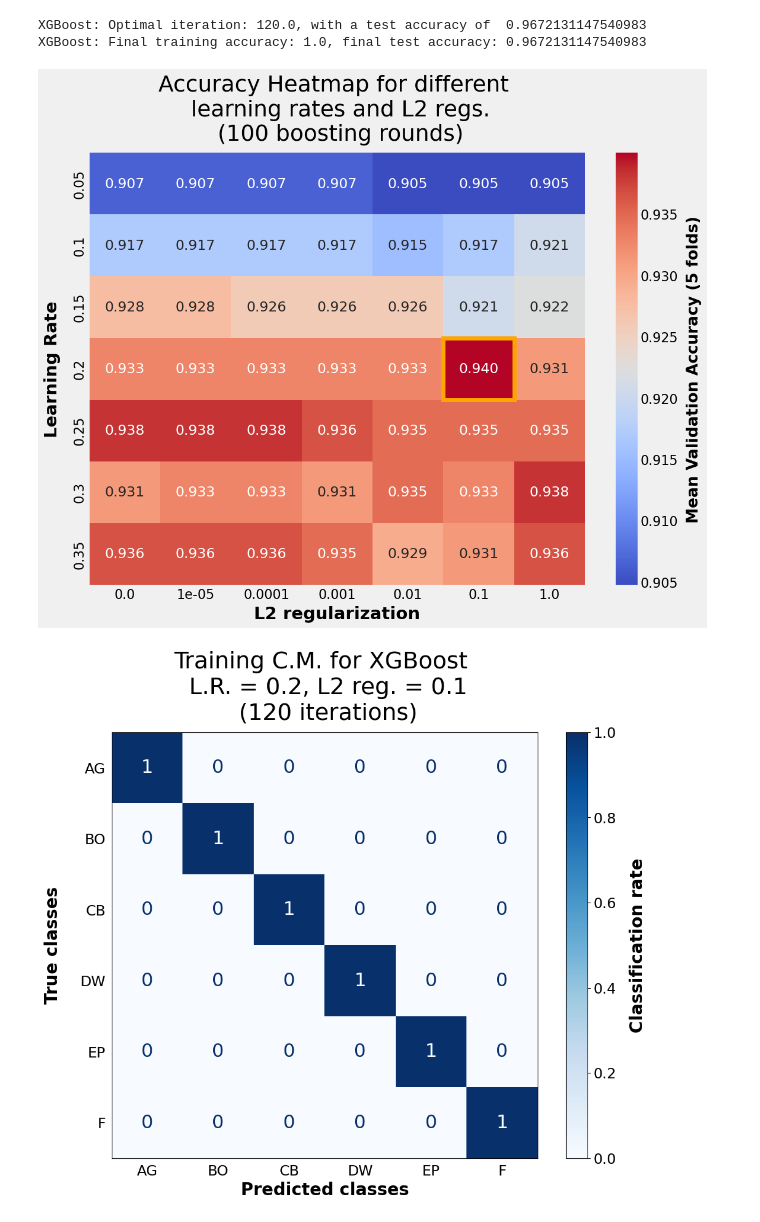
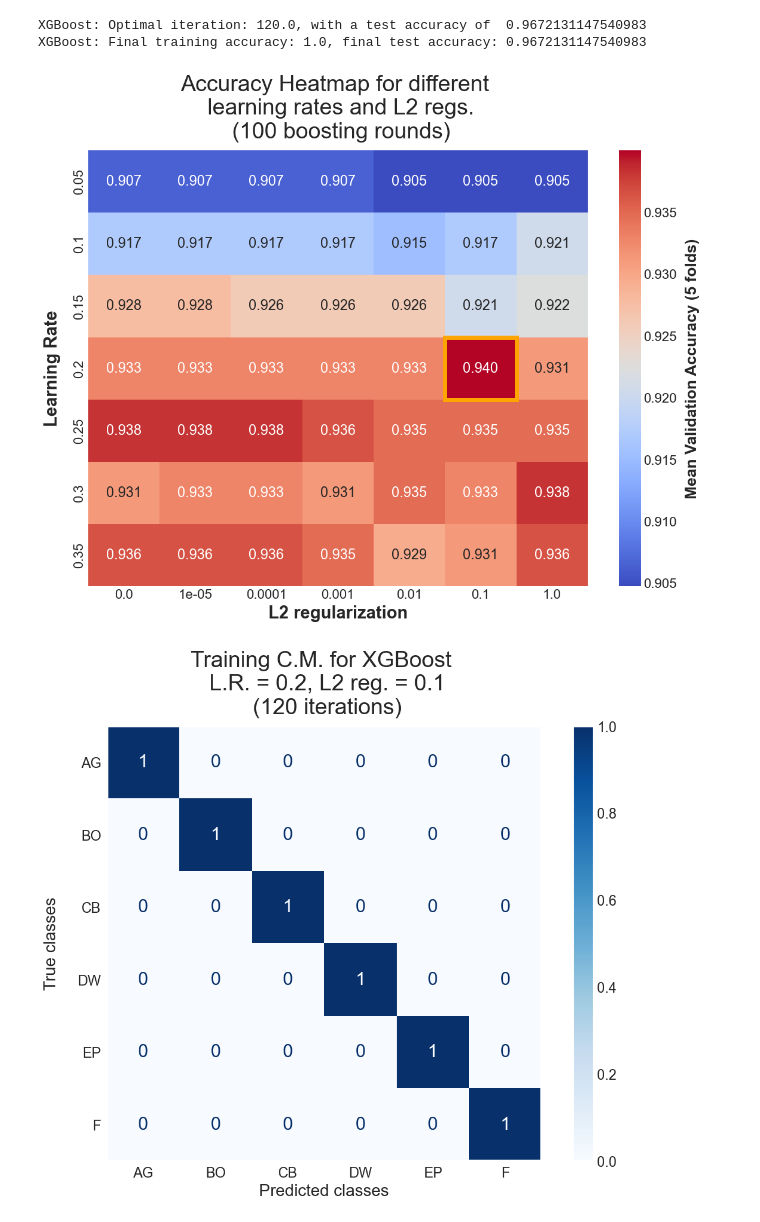
Before and after one commit to gresslos/FYS-STK_Project3, a Jupyter notebook: EnsembleMethods.ipynb, the cells around one changed output. Saved outputs shown, nothing was run; the diff lists cells and outputs as text; code cells hidden in the pictures.

```diff
--- a/EnsembleMethods.ipynb
+++ b/EnsembleMethods.ipynb
@@ -549,20 +549,20 @@ plt.show()
 # %%
 # Plot test confusion matrix
-plt.style.use('default')
+sns.set_style('darkgrid')
 fig1, ax1 = plt.subplots(figsize=(12, 9))
+plt.grid()
+disp = ConfusionMatrixDisplay.from_predictions(y_test, test_predictions_RF, ax=ax1, display_labels = classes, cmap='Blues', normalize = "true", text_kw = dict(fontsize = 22), colorbar = False)
 
-disp = ConfusionMatrixDisplay.from_predictions(y_test, test_predictions_RF, ax=ax1, display_labels = classes, cmap='Blues', normalize = "true", text_kw = dict(fontsize = 22), colorbar = False)
 
 image = disp.im_
 
 cbar = disp.ax_.figure.colorbar(image, ax=disp.ax_)
-cbar.ax.set_ylabel('Classification rate', fontsize=20, labelpad = 15, fontweight = 'bold')
 cbar.ax.tick_params(labelsize = 17)
 
 ax1.set_title(f'Test C.M. for Random Forest \n max_depth = {optimalparamsRF[0]}, n_estimators = {int(optimal_estimatorsRF)}', fontsize = 27, pad = 15)
 ax1.tick_params(axis = 'both', which = 'both', length = 0, labelsize = 17, pad = 7)
-ax1.set_xlabel('Predicted classes', fontsize = 20, fontweight = 'bold')
-ax1.set_ylabel('True classes', fontsize = 20, labelpad = 22, fontweight = 'bold')
-plt.savefig(PATH_1 + "/Test_CM_RF.png",bbox_inches='tight')
+ax1.set_xlabel('Predicted classes', fontsize = 20)
+ax1.set_ylabel('True classes', fontsize = 20, labelpad = 22)
+plt.savefig(PATH_1 + "/Test_CM_RF.png",bbox_inches='tight', facecolor = 'white')
 plt.show()
 # %% [output]
@@ -570,16 +570,17 @@ plt.show()
 # %%
 ########################### CROSS ENTROPY AND ACCURACY OVER ROUNDS #######################################
 plt.style.use('fivethirtyeight')
+sns.set_style('darkgrid')
 plt.figure(1, figsize = (12, 9))
 
 fig = plt.gcf()
 
 fig.patch.set_facecolor('white')
 
-plt.plot(range(0,1000), train_accs_RF, color = 'orange', label = 'Training accuracy', linewidth = 2)
-plt.plot(range(0,1000), test_accs_RF, color = 'blue', label = 'Test accuracy', linewidth = 2)
+plt.plot(range(0,1000), train_accs_RF, color = 'purple', label = 'Training accuracy', linewidth = 3)
+plt.plot(range(0,1000), test_accs_RF, color = 'gold', label = 'Test accuracy', linewidth = 3)
 plt.legend(fontsize = 20)
-plt.text(200, 0.8, f'max_depth ={optimalparamsRF[0]}', fontsize = 20, bbox = dict(facecolor = "white", edgecolor = "black", linewidth = 2))
+plt.text(200, 0.8, f'max_depth ={optimalparamsRF[0]}', fontsize = 23, bbox = dict(facecolor = "white", edgecolor = "black", linewidth = 2))
 plt.title(f'Accuracy over number of trees \n in RandomForestClassifier', fontsize = 27)
 plt.tick_params(axis = 'both', labelsize = 17)
 plt.xlabel('Number of trees', fontsize = 23)
@@ -591,16 +592,17 @@ plt.show()
 # %%
 plt.style.use('fivethirtyeight')
+sns.set_style('darkgrid')
 plt.figure(1, figsize = (12, 9))
 
 fig = plt.gcf()
 
 fig.patch.set_facecolor('white')
 
-plt.plot(range(0,1000), train_errors_RF, color = 'orange', label = 'Training entropy', linewidth = 2)
-plt.plot(range(0,1000), test_errors_RF, color = 'blue', label = 'Test entropy', linewidth = 2)
+plt.plot(range(0,1000), train_errors_RF, label = 'Training entropy', color='purple', linewidth = 3)
+plt.plot(range(0,1000), test_errors_RF, label = 'Test entropy', color='gold', linewidth = 3)
 plt.legend(fontsize = 20)
 plt.title(f'Cross-entropy over number of trees\n in RandomForestClassifier', fontsize = 27)
-plt.text(200, 8, f'max_depth ={optimalparamsRF[0]}', fontsize = 20, bbox = dict(facecolor = "white", edgecolor = "black", linewidth = 2))
+plt.text(200, 8, f'max_depth ={optimalparamsRF[0]}', fontsize = 23, bbox = dict(facecolor = "white", edgecolor = "black", linewidth = 2))
 plt.tick_params(axis = 'both', labelsize = 17)
 plt.xlabel('Number of trees', fontsize = 23)
 plt.ylabel('Cross entropy', fontsize = 23, labelpad = 10)
@@ -663,7 +665,7 @@ XGBoost: Final training accuracy: 1.0, final test accuracy: 0.9672131147540983
 
 heatmap_data = CVdataframe_XGB.pivot(index = 'param_learning_rate', columns = 'param_reg_lambda', values = 'mean_test_score')
 
-plt.style.use('fivethirtyeight')
+sns.set_style('darkgrid')
 fig, ax = plt.subplots(figsize=(12, 9))
 sns.heatmap(heatmap_data, ax = ax, annot=True, fmt=".3f", cmap="coolwarm", annot_kws={"size": 17})
 
@@ -679,28 +681,28 @@ ax.add_patch(plt.Rectangle((optimalindexXGB[1], optimalindexXGB[0]), 1, 1, fill=
 plt.savefig(PATH_3 + "/Accuracy_heatmap_XGB.png", bbox_inches='tight')
 plt.show()
 # %% [output]
-[figure, old version]
+[figure, new version]
 # %%
 ################## CONFUSION MATRICES ##################################################
-plt.style.use('default')
+sns.set_style('darkgrid')
 fig0, ax0 = plt.subplots(figsize=(12, 9))
+plt.grid()
 
 classes = ['AG', 'BO', 'CB','DW','EP','F']
 # Plot training confusion matrix
 disp = ConfusionMatrixDisplay.from_predictions(y_train, train_predictions_XGB, ax=ax0, display_labels = classes, cmap='Blues', normalize = "true", text_kw = dict(fontsize = 22), colorbar = False)
 
 image = disp.im_
 
 cbar = disp.ax_.figure.colorbar(image, ax=disp.ax_)
-cbar.ax.set_ylabel('Classification rate', fontsize=20, labelpad = 15, fontweight = 'bold')
 cbar.ax.tick_params(labelsize = 17)
 
 ax0.set_title(f'Training C.M. for XGBoost \n L.R. = {optimalparamsXGB[0]}, L2 reg. = {optimalparamsXGB[1]}\n ({int(optimal_iterationXGB)} iterations)', fontsize = 27, pad = 15)
 ax0.tick_params(axis='both', which='both', length=0, labelsize = 17, pad = 7)
-ax0.set_xlabel('Predicted classes', fontsize = 20, fontweight = 'bold')
-ax0.set_ylabel('True classes', fontsize = 20, labelpad = 22, fontweight = 'bold')
-plt.savefig(PATH_3 + "/Training_CM_XGB.png", bbox_inches='tight')
+ax0.set_xlabel('Predicted classes', fontsize = 20)
+ax0.set_ylabel('True classes', fontsize = 20, labelpad = 22)
+plt.savefig(PATH_3 + "/Training_CM_XGB.png", bbox_inches='tight', facecolor = 'white')
 plt.show()
 # %% [output]
-[figure, old version]
+[figure, new version]
 # %%
```
Also changed, not shown: parts of 8 cells of this notebook, 10 other files.
